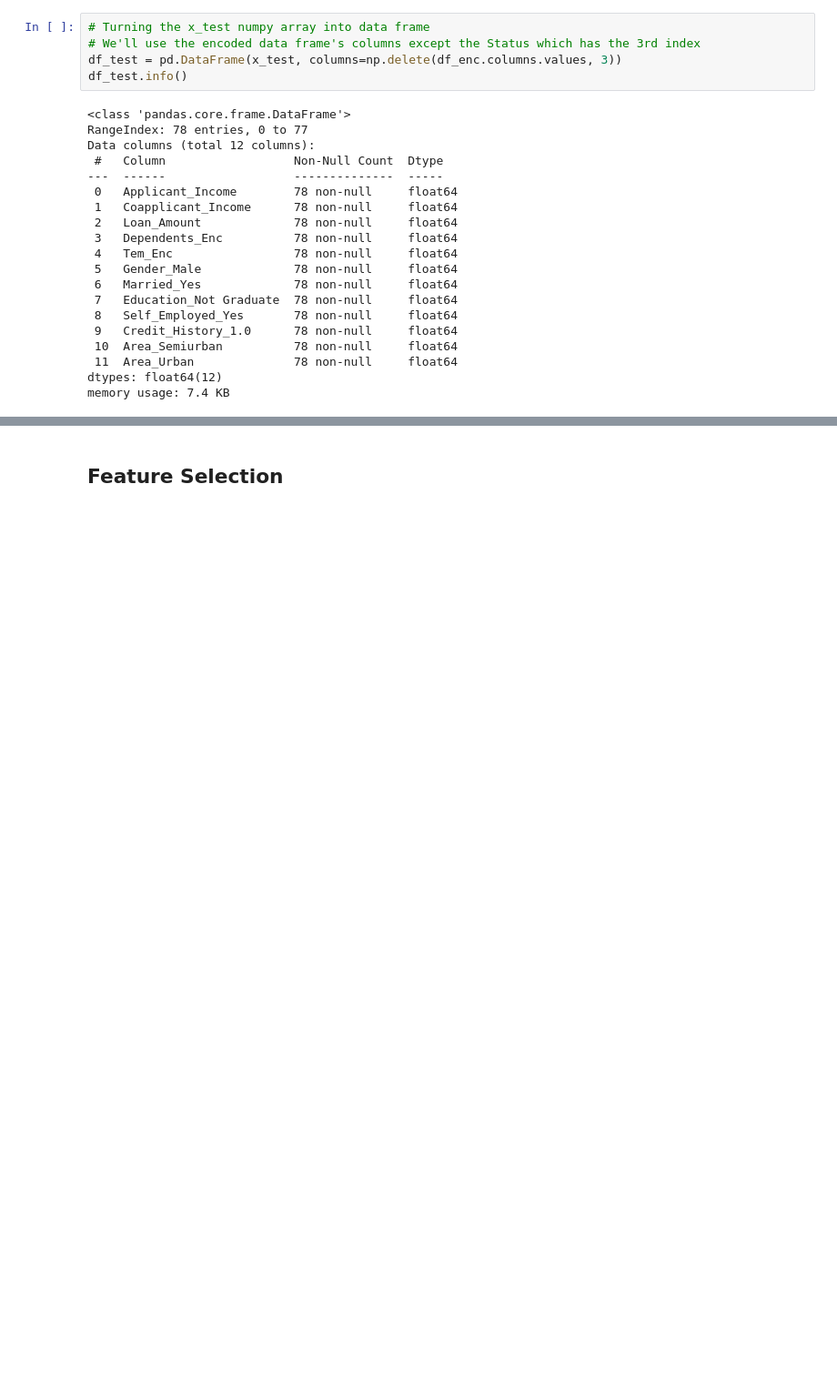
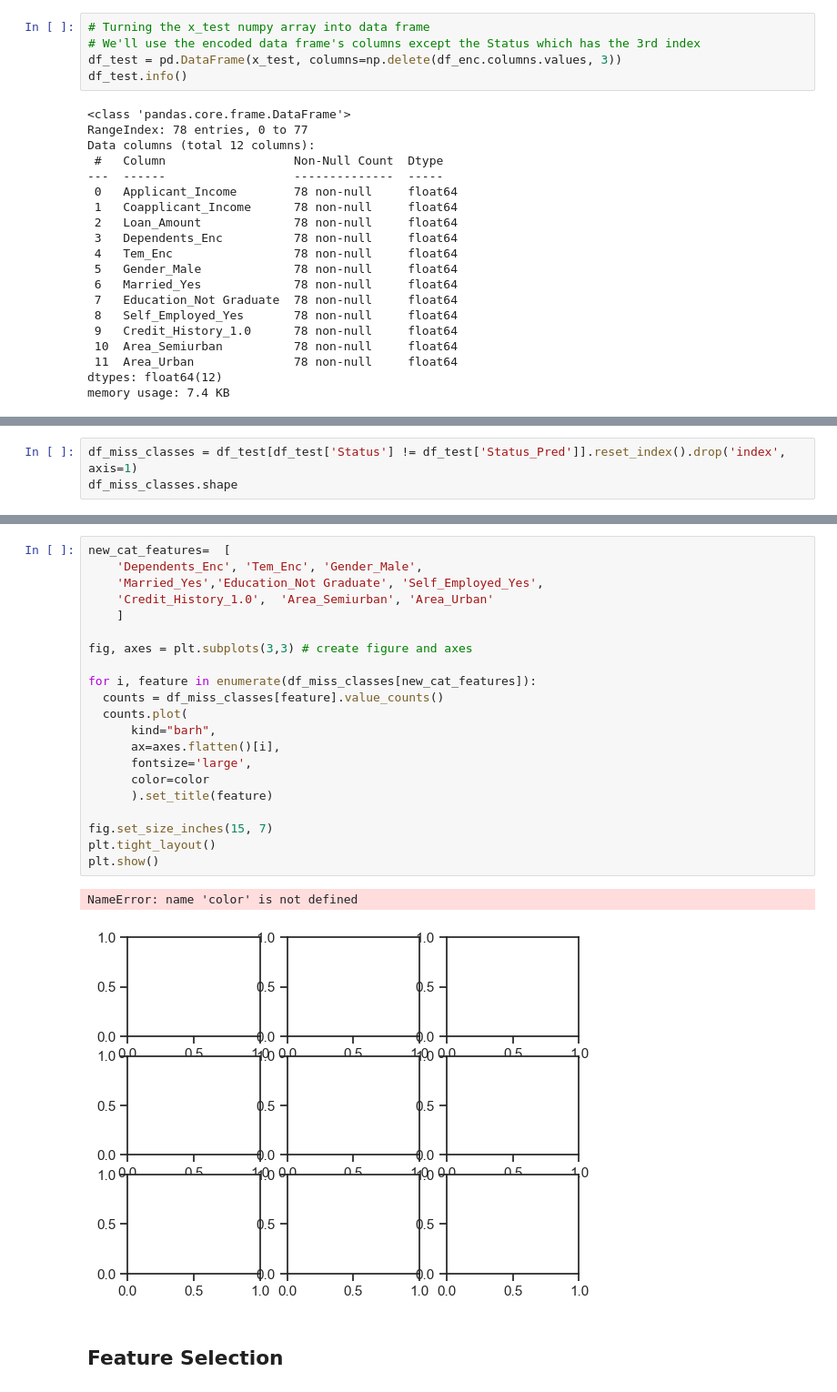
Before and after one commit to muscak/Loan-Prediction, a Jupyter notebook: Loan_Prediction.ipynb, the cells around one changed output, grey strips where cells are left out. Shown at 91% size. Cells and saved outputs as stored; diff of their text form; blank space fills up the shorter version.

```diff
--- a/Loan_Prediction.ipynb
+++ b/Loan_Prediction.ipynb
@@ -857,0 +856,3 @@ df_test.to_csv('Data/Predictions.csv', index=False)
+# %%
+df_miss_classes = df_test[df_test['Status'] != df_test['Status_Pred']].reset_index().drop('index', axis=1)
+df_miss_classes.shape
@@ -858,3 +881,27 @@ df_test.to_csv('Data/Predictions.csv', index=False)
+# %%
+new_cat_features=  [
+    'Dependents_Enc', 'Tem_Enc', 'Gender_Male',
+    'Married_Yes','Education_Not Graduate', 'Self_Employed_Yes',
+    'Credit_History_1.0',  'Area_Semiurban', 'Area_Urban'
+    ]
+
+fig, axes = plt.subplots(3,3) # create figure and axes
+
+for i, feature in enumerate(df_miss_classes[new_cat_features]):
+  counts = df_miss_classes[feature].value_counts()
+  counts.plot(
+      kind="barh",
+      ax=axes.flatten()[i],
+      fontsize='large',
+      color=color
+      ).set_title(feature)
+
+fig.set_size_inches(15, 7)
+plt.tight_layout()
+plt.show()
+# %% [output]
+NameError: name 'color' is not defined
+[figure, added]
 # %% [markdown]
 ## Feature Selection
 # %% [markdown]
```
Also changed, not shown: parts of 3 cells of this notebook.
